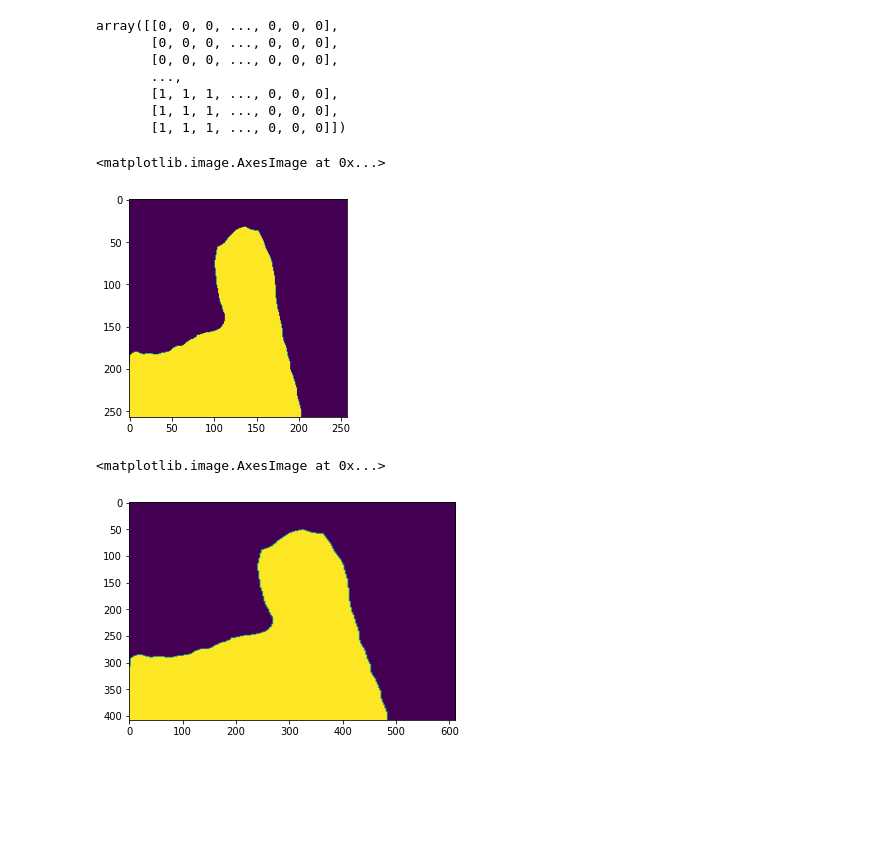
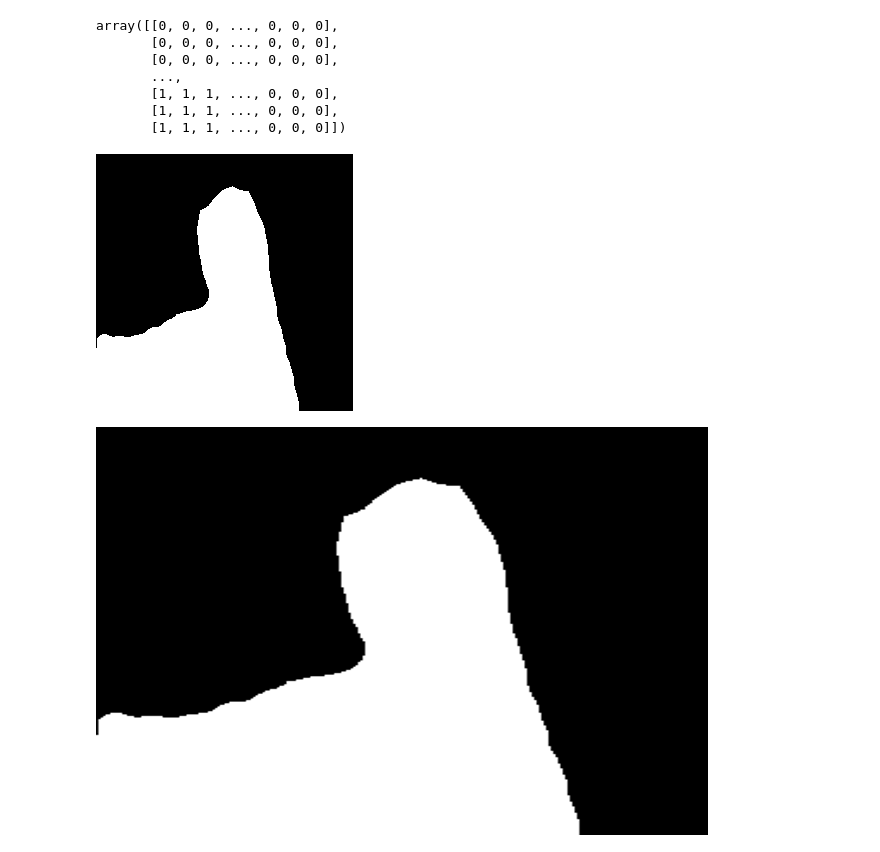
Before and after one commit to joonb14/TFLiteSegmentation, a Jupyter notebook: DeepLabv3.ipynb, the cells around one changed output. Saved outputs shown, nothing was run; the diff lists cells and outputs as text; code cells hidden in the pictures; blank space fills up the shorter version.

```diff
--- a/DeepLabv3.ipynb
+++ b/DeepLabv3.ipynb
@@ -123,14 +156,12 @@ array([[0, 0, 0, ..., 0, 0, 0],
 # %%
 from PIL import Image
 temp_outputbitmap= outputbitmap*255
 PIL_image = Image.fromarray(np.uint8(temp_outputbitmap)).convert('L')
-plt.imshow(PIL_image)
+PIL_image
 # %% [output]
-<matplotlib.image.AxesImage at 0x...>
-[figure, old version]
+[figure, new version]
 # %%
 org_mask_img = PIL_image.resize(im.size)
-plt.imshow(org_mask_img)
+org_mask_img
 # %% [output]
-<matplotlib.image.AxesImage at 0x...>
-[figure, old version]
+[figure, new version]
```
Also changed, not shown: parts of 5 cells of this notebook.
